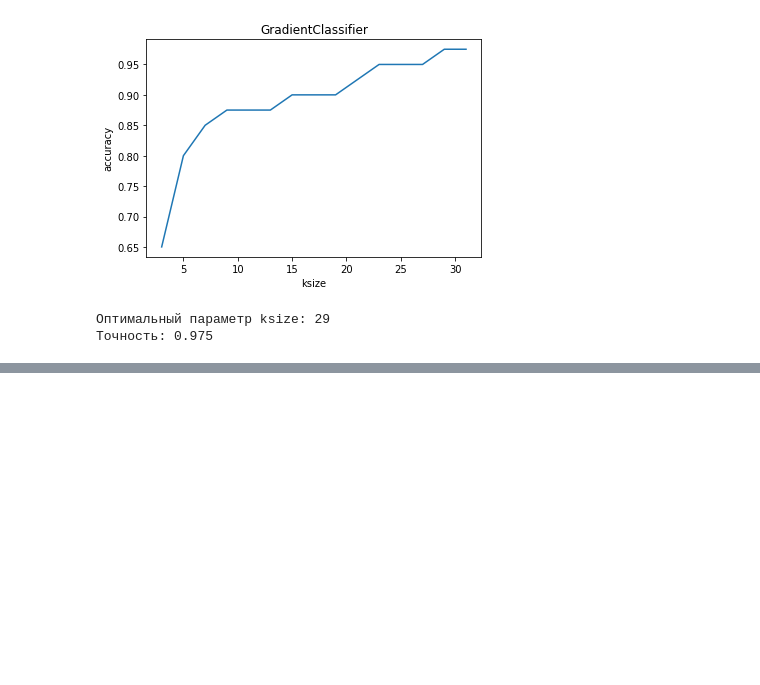
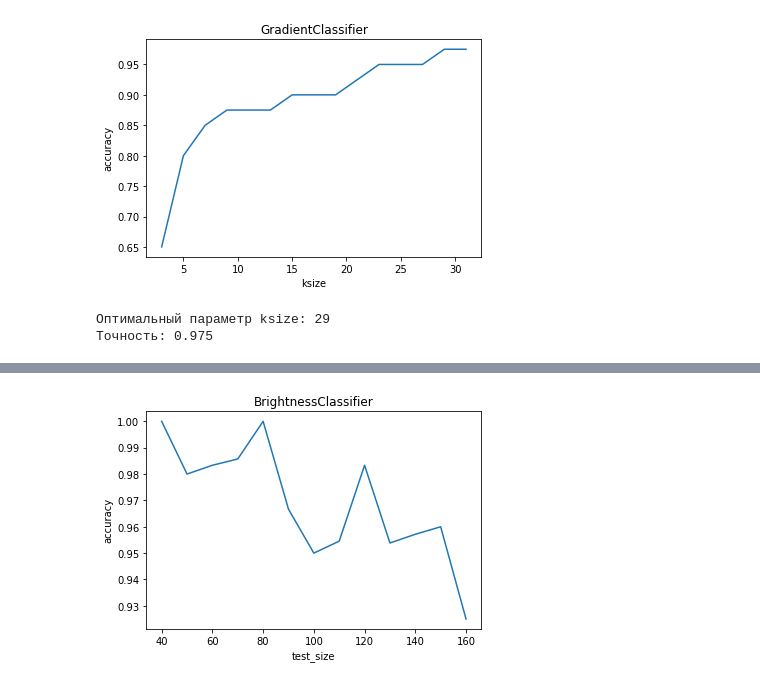
Before and after one commit to greav/Biometrics, a Jupyter notebook: Biometrics.ipynb, the cells around one changed output, grey strips where cells are left out. Saved outputs shown, nothing was run; the diff lists cells and outputs as text; code cells hidden in the pictures; blank space fills up the shorter version.

Commit message:
add plots and img visualization

```diff
--- a/Biometrics.ipynb
+++ b/Biometrics.ipynb
@@ -18,6 +21,9 @@ for label, dir_name in enumerate(sorted(os.listdir(images_path))):
         img = cv.imread(image_path, 0)
         images.append(img)
         labels.append(label)
+# %%
+images = np.array(images)
+labels = np.array(labels)
 # %%
 class BrightnessClassifier:
     """
@@ -529,0 +544,2 @@ print('Точность:', max(accuracies))
+# %%
+skf = StratifiedKFold(n_splits=10, shuffle=True, random_state=25)
@@ -529,0 +601,36 @@ print('Точность:', max(accuracies))
+# %%
+%%time
+bright_scores = []
+dft_scores = []
+dct_scores = []
+scale_scores = []
+grad_scores = []
+for i, test_size in enumerate(range(40, 170, 10), start=1):
+    clear_output(wait=True)
+    print(f'Iteration {i} from {len(range(40, 170, 10))}')
+    X_train, X_test, y_train, y_test = train_test_split(images, labels, test_size=test_size,
+                                                        random_state=25, stratify=labels)
+    brightness_clf = BrightnessClassifier()
+    brightness_clf.fit(X_train, y_train)
+    y_pred = brightness_clf.predict(X_test)
+    bright_scores.append(accuracy_score(y_pred, y_test))
+
+    dft_clf = DFTClassifier(size=0.55)
+    dft_clf.fit(X_train, y_train)
+    y_pred = dft_clf.predict(X_test)
+    dft_scores.append(accuracy_score(y_pred, y_test))
+
+    dct_clf = DCTClassifier(size=0.1)
+    dct_clf.fit(X_train, y_train)
+    y_pred = dct_clf.predict(X_test)
+    dct_scores.append(accuracy_score(y_pred, y_test))
+
+    scale_clf = ScaleClassifier(sizes=[0.05, 0.1, 0.15])
+    scale_clf.fit(X_train, y_train)
+    y_pred = scale_clf.predict(X_test)
+    scale_scores.append(accuracy_score(y_pred, y_test))
+
+    gradient_clf = GradientClassifier(ksize=29)
+    gradient_clf.fit(X_train, y_train)
+    y_pred = gradient_clf.predict(X_test)
+    grad_scores.append(accuracy_score(y_pred, y_test))
@@ -529,0 +641,4 @@ print('Точность:', max(accuracies))
+# %%
+plot_test_acc(range(40, 170, 10), bright_scores, 'BrightnessClassifier')
+# %% [output]
+[figure, added]
```
Also changed, not shown: parts of 15 cells of this notebook.
